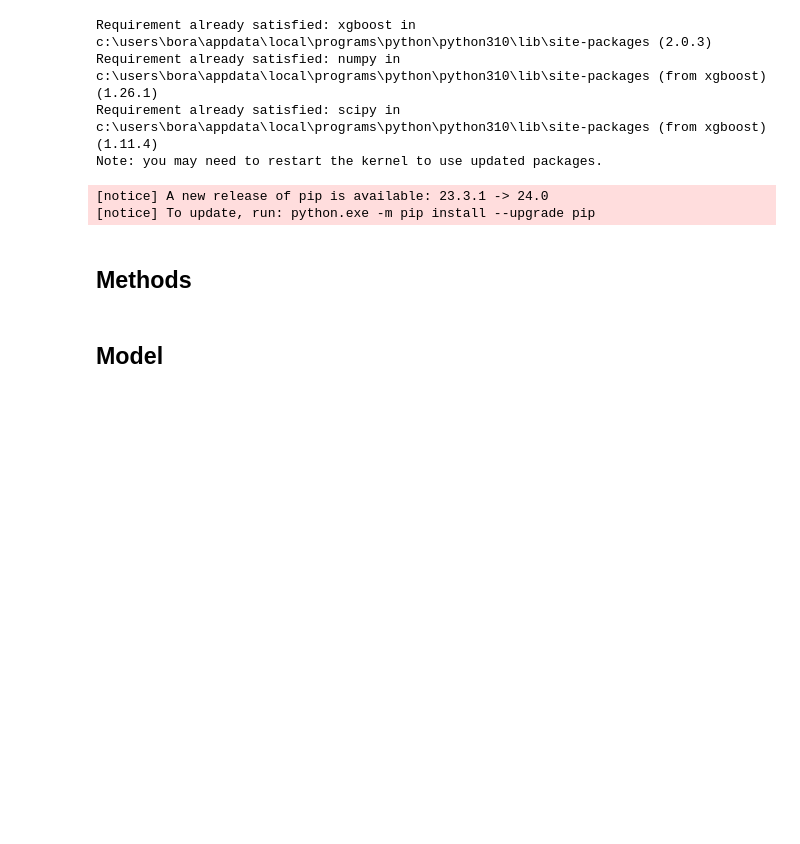
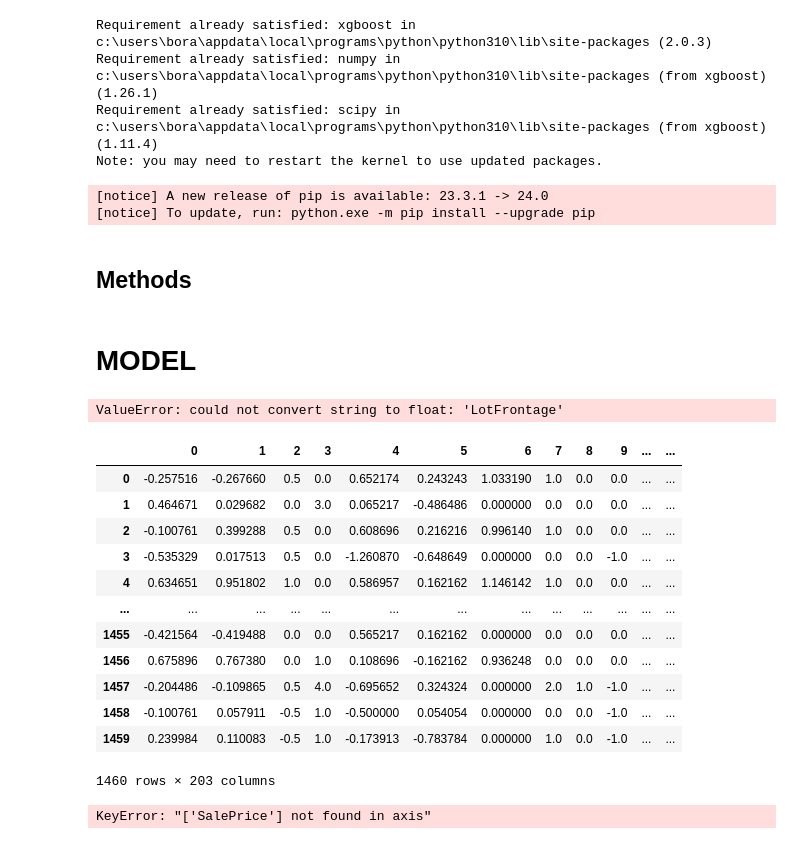
Before and after one commit to Ghostdevc/House_Price_Predictor, a Jupyter notebook: HPP/models.ipynb, the cells around one changed output. Cells and saved outputs as stored; diff of their text form; code cells hidden in the pictures; blank space fills up the shorter version.

```diff
--- a/HPP/models.ipynb
+++ b/HPP/models.ipynb
@@ -74,2 +214,2 @@ def load_test():
 # %% [markdown]
-## Model
+# MODEL
@@ -76,5 +219,27 @@ def load_test():
+# %%
+scaler = RobustScaler()
+
+data = pd.DataFrame(scaler.fit_transform(data))
+# %% [output]
+ValueError: could not convert string to float: 'LotFrontage'
+# %%
+data
+# %% [output]
+|  | 0 | 1 | 2 | 3 | 4 | 5 | 6 | 7 | 8 | 9 | ... | ... |
+| 0 | -0.257516 | -0.267660 | 0.5 | 0.0 | 0.652174 | 0.243243 | 1.033190 | 1.0 | 0.0 | 0.0 | ... | ... |
+| 1 | 0.464671 | 0.029682 | 0.0 | 3.0 | 0.065217 | -0.486486 | 0.000000 | 0.0 | 0.0 | 0.0 | ... | ... |
+| 2 | -0.100761 | 0.399288 | 0.5 | 0.0 | 0.608696 | 0.216216 | 0.996140 | 1.0 | 0.0 | 0.0 | ... | ... |
+| 3 | -0.535329 | 0.017513 | 0.5 | 0.0 | -1.260870 | -0.648649 | 0.000000 | 0.0 | 0.0 | -1.0 | ... | ... |
+| 4 | 0.634651 | 0.951802 | 1.0 | 0.0 | 0.586957 | 0.162162 | 1.146142 | 1.0 | 0.0 | 0.0 | ... | ... |
+| ... | ... | ... | ... | ... | ... | ... | ... | ... | ... | ... | ... | ... |
+| 1455 | -0.421564 | -0.419488 | 0.0 | 0.0 | 0.565217 | 0.162162 | 0.000000 | 0.0 | 0.0 | 0.0 | ... | ... |
+| 1456 | 0.675896 | 0.767380 | 0.0 | 1.0 | 0.108696 | -0.162162 | 0.936248 | 0.0 | 0.0 | 0.0 | ... | ... |
+| 1457 | -0.204486 | -0.109865 | 0.5 | 4.0 | -0.695652 | 0.324324 | 0.000000 | 2.0 | 1.0 | -1.0 | ... | ... |
+| 1458 | -0.100761 | 0.057911 | -0.5 | 1.0 | -0.500000 | 0.054054 | 0.000000 | 0.0 | 0.0 | -1.0 | ... | ... |
+| 1459 | 0.239984 | 0.110083 | -0.5 | 1.0 | -0.173913 | -0.783784 | 0.000000 | 1.0 | 0.0 | -1.0 | ... | ... |
+1460 rows × 203 columns
 # %%
-data = load_train()
-columns = data.columns.tolist()
 X = data.drop('SalePrice', axis = 1)
-y = data[["SalePrice"]]
+y = data["SalePrice"]
+# %% [output]
+KeyError: "['SalePrice'] not found in axis"
```
Also changed, not shown: parts of 17 cells of this notebook, 7 other files.
